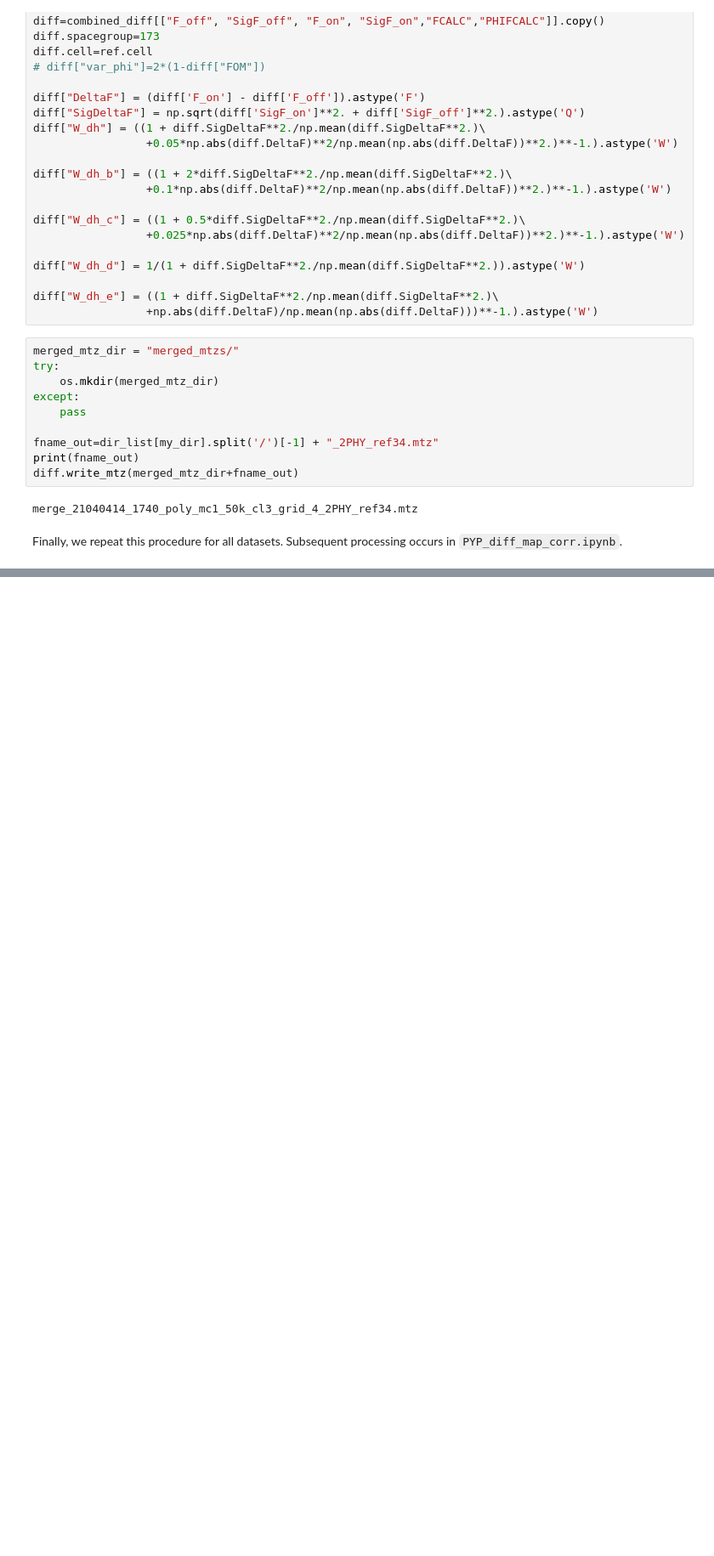
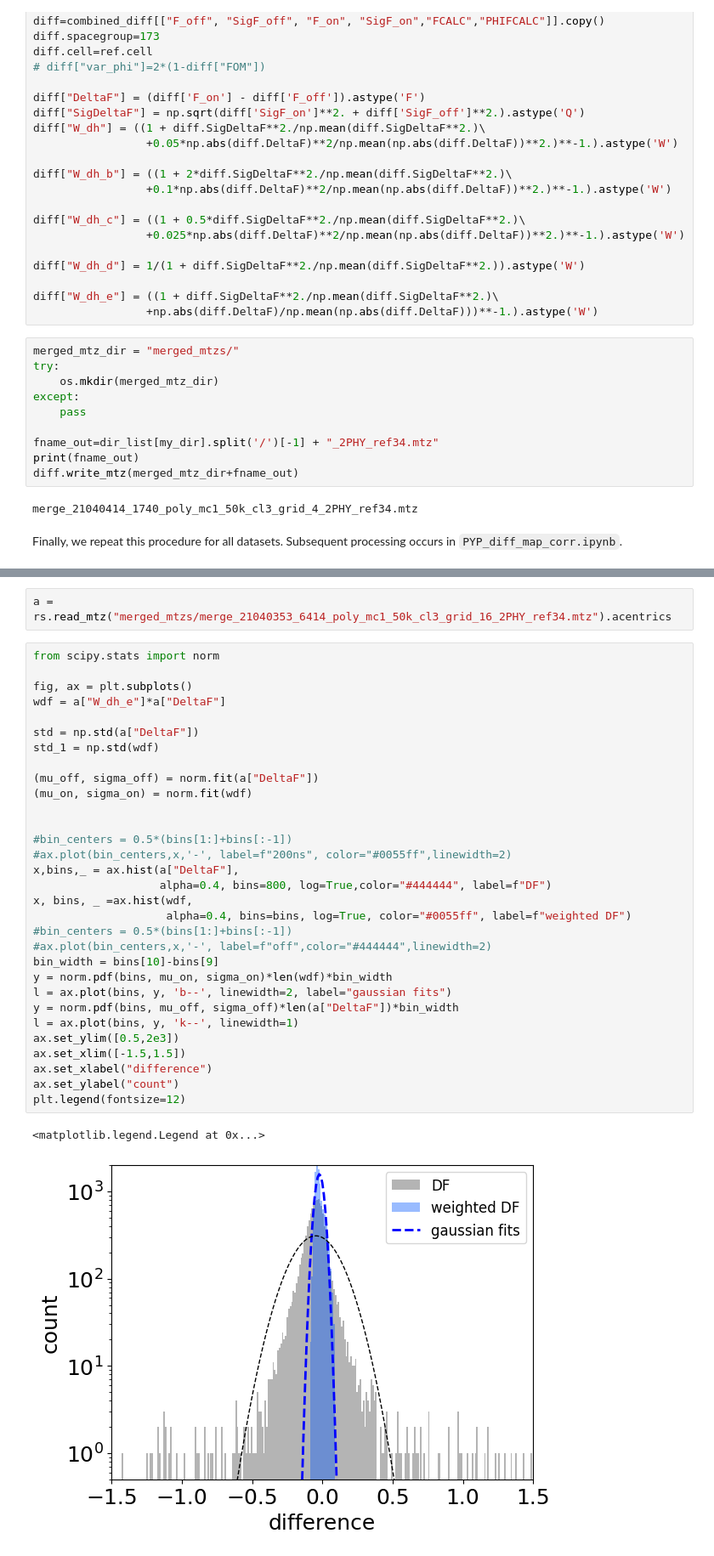
Before and after one commit to Hekstra-Lab/dw-examples, a Jupyter notebook: pyp/Inspect_Careless_param_grid.ipynb, the cells around one changed output, grey strips where cells are left out. Shown: that part at 85% size. Drawn from its saved outputs; the diff is of its cells as text; blank space fills up the shorter version.

```diff
--- a/pyp/Inspect_Careless_param_grid.ipynb
+++ b/pyp/Inspect_Careless_param_grid.ipynb
@@ -591,0 +602,36 @@ wrote dataset  merge_21040606_1154_poly_mc1_50k_cl3_grid_14_2PHY_ref77.mtz
+# %%
+a = rs.read_mtz("merged_mtzs/merge_21040353_6414_poly_mc1_50k_cl3_grid_16_2PHY_ref34.mtz").acentrics
+# %%
+from scipy.stats import norm
+
+fig, ax = plt.subplots()
+wdf = a["W_dh_e"]*a["DeltaF"]
+
+std = np.std(a["DeltaF"])
+std_1 = np.std(wdf)
+
+(mu_off, sigma_off) = norm.fit(a["DeltaF"])
+(mu_on, sigma_on) = norm.fit(wdf)
+
+
+#bin_centers = 0.5*(bins[1:]+bins[:-1])
+#ax.plot(bin_centers,x,'-', label=f"200ns", color="#0055ff",linewidth=2)
+x,bins,_ = ax.hist(a["DeltaF"],
+                   alpha=0.4, bins=800, log=True,color="#444444", label=f"DF")
+x, bins, _ =ax.hist(wdf,
+                    alpha=0.4, bins=bins, log=True, color="#0055ff", label=f"weighted DF")
+#bin_centers = 0.5*(bins[1:]+bins[:-1])
+#ax.plot(bin_centers,x,'-', label=f"off",color="#444444",linewidth=2)
+bin_width = bins[10]-bins[9]
+y = norm.pdf(bins, mu_on, sigma_on)*len(wdf)*bin_width
+l = ax.plot(bins, y, 'b--', linewidth=2, label="gaussian fits")
+y = norm.pdf(bins, mu_off, sigma_off)*len(a["DeltaF"])*bin_width
+l = ax.plot(bins, y, 'k--', linewidth=1)
+ax.set_ylim([0.5,2e3])
+ax.set_xlim([-1.5,1.5])
+ax.set_xlabel("difference")
+ax.set_ylabel("count")
+plt.legend(fontsize=12)
+# %% [output]
+<matplotlib.legend.Legend at 0x...>
+[figure, added]
```
Also changed, not shown: parts of 5 cells of this notebook, 36 other files.
